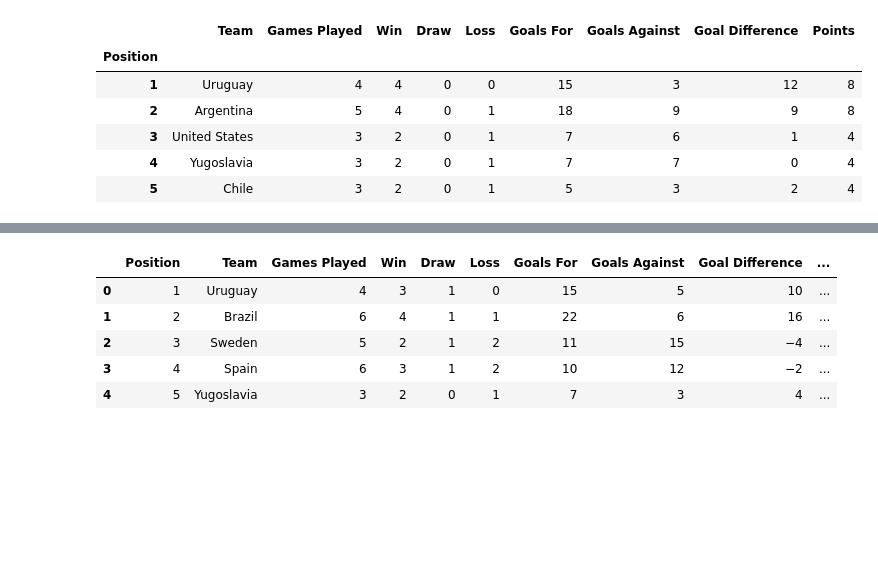
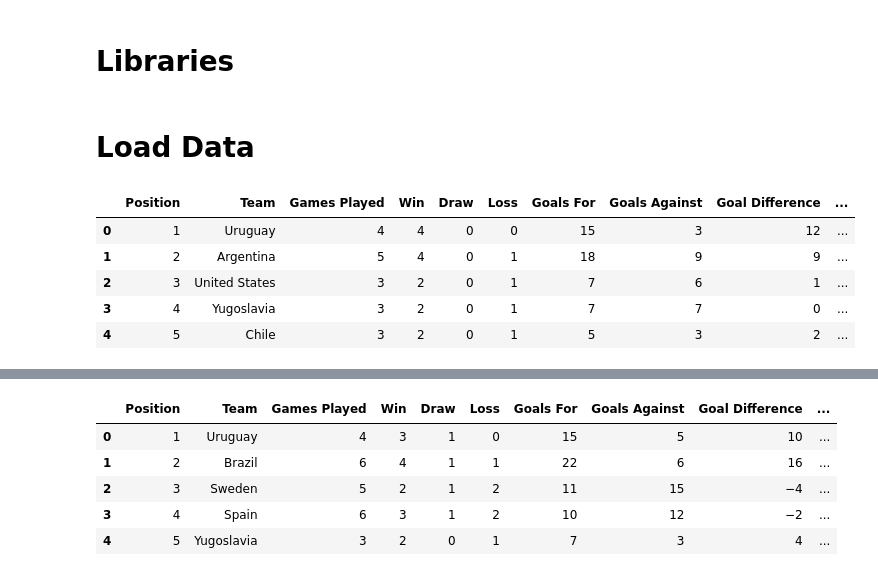
Before and after one commit to Cemozbay1/FIFA_WC_Data_Analysis, a Jupyter notebook: FIFA_Word_Cup_Predictive_Analysis.ipynb, the cells around one changed output, grey strips where cells are left out. Drawn from its saved outputs; the diff is of its cells as text; code cells hidden in the pictures; blank space fills up the shorter version.

Commit message:
Progressin Analysis FIFA World Cup Data Analysis

```diff
--- a/FIFA_Word_Cup_Predictive_Analysis.ipynb
+++ b/FIFA_Word_Cup_Predictive_Analysis.ipynb
@@ -12,0 +1,2 @@ from sklearn.metrics import accuracy_score, classification_report
+# %% [markdown]
+# Libraries
@@ -13 +16,3 @@ from sklearn.metrics import accuracy_score, classification_report
+# %% [markdown]
+# Load Data
 # %%
@@ -15,14 +20,13 @@ for dirname, _, filenames in os.walk('//Users/cemozb/Desktop/portfolio/FIFA - Wo
     for filename in filenames:
         print(os.path.join(dirname, filename))
 # %%
-wc_1930 = pd.read_csv('/Users/cemozb/Desktop//FIFA_WC_Data_Analysis/FIFA - World Cup Data/FIFA - 1930.csv', index_col="Position")
+wc_1930 = pd.read_csv("/Users/cemozb/Desktop//FIFA_WC_Data_Analysis/FIFA - World Cup Data/FIFA - 1930.csv")
 wc_1930.head()
 # %% [output]
-|  | Team | Games Played | Win | Draw | Loss | Goals For | Goals Against | Goal Difference | Points |
-| Position |  |  |  |  |  |  |  |  |  |
-| 1 | Uruguay | 4 | 4 | 0 | 0 | 15 | 3 | 12 | 8 |
-| 2 | Argentina | 5 | 4 | 0 | 1 | 18 | 9 | 9 | 8 |
-| 3 | United States | 3 | 2 | 0 | 1 | 7 | 6 | 1 | 4 |
-| 4 | Yugoslavia | 3 | 2 | 0 | 1 | 7 | 7 | 0 | 4 |
-| 5 | Chile | 3 | 2 | 0 | 1 | 5 | 3 | 2 | 4 |
+|  | Position | Team | Games Played | Win | Draw | Loss | Goals For | Goals Against | Goal Difference | ... |
+| 0 | 1 | Uruguay | 4 | 4 | 0 | 0 | 15 | 3 | 12 | ... |
+| 1 | 2 | Argentina | 5 | 4 | 0 | 1 | 18 | 9 | 9 | ... |
+| 2 | 3 | United States | 3 | 2 | 0 | 1 | 7 | 6 | 1 | ... |
+| 3 | 4 | Yugoslavia | 3 | 2 | 0 | 1 | 7 | 7 | 0 | ... |
+| 4 | 5 | Chile | 3 | 2 | 0 | 1 | 5 | 3 | 2 | ... |
 # %%
```
Also changed, not shown: parts of 29 cells of this notebook.
